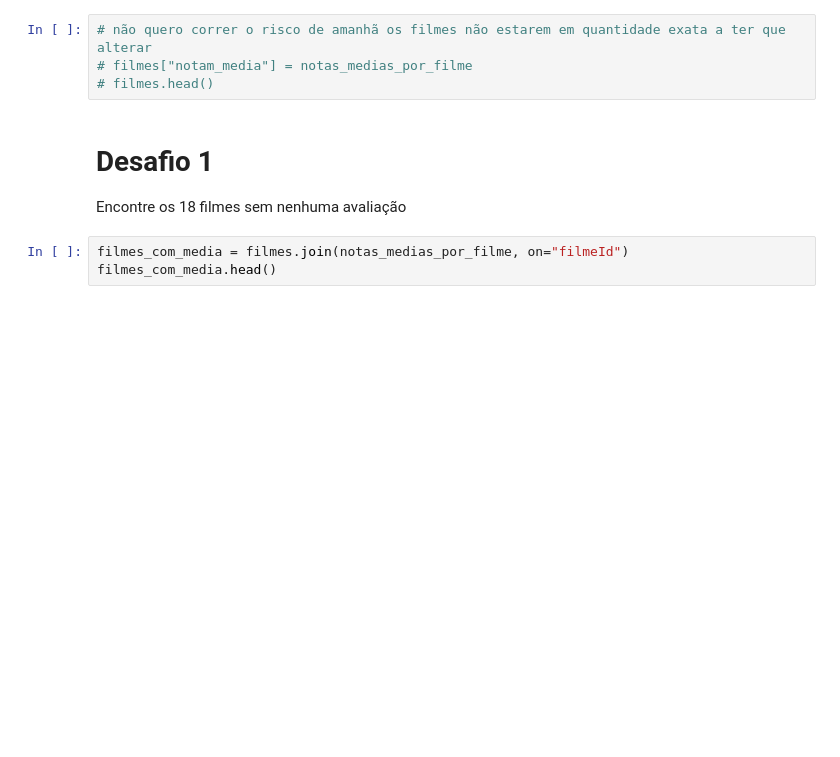
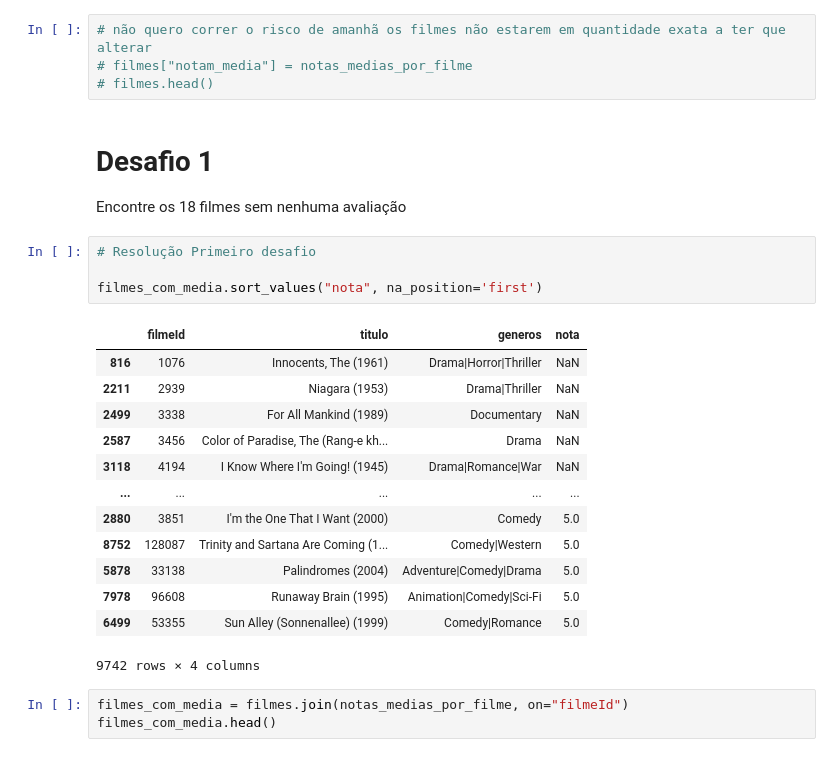
Before and after one commit to diogosfpinto/QuarentenaDados, a Jupyter notebook: QuarentenaDados_Filmes.ipynb, the cells around one changed output. Drawn from its saved outputs; the diff is of its cells as text; blank space fills up the shorter version.

Commit message:
Desafio1 completed

```diff
--- a/QuarentenaDados_Filmes.ipynb
+++ b/QuarentenaDados_Filmes.ipynb
@@ -158,6 +158,24 @@ filmes
 # %% [markdown]
 # Desafio 1
 Encontre os 18 filmes sem nenhuma avaliação
+# %%
+# Resolução Primeiro desafio
+
+filmes_com_media.sort_values("nota", na_position='first')
+# %% [output]
+|  | filmeId | titulo | generos | nota |
+| 816 | 1076 | Innocents, The (1961) | Drama|Horror|Thriller | NaN |
+| 2211 | 2939 | Niagara (1953) | Drama|Thriller | NaN |
+| 2499 | 3338 | For All Mankind (1989) | Documentary | NaN |
+| 2587 | 3456 | Color of Paradise, The (Rang-e kh... | Drama | NaN |
+| 3118 | 4194 | I Know Where I'm Going! (1945) | Drama|Romance|War | NaN |
+| ... | ... | ... | ... | ... |
+| 2880 | 3851 | I'm the One That I Want (2000) | Comedy | 5.0 |
+| 8752 | 128087 | Trinity and Sartana Are Coming (1... | Comedy|Western | 5.0 |
+| 5878 | 33138 | Palindromes (2004) | Adventure|Comedy|Drama | 5.0 |
+| 7978 | 96608 | Runaway Brain (1995) | Animation|Comedy|Sci-Fi | 5.0 |
+| 6499 | 53355 | Sun Alley (Sonnenallee) (1999) | Comedy|Romance | 5.0 |
+9742 rows × 4 columns
 # %%
 filmes_com_media = filmes.join(notas_medias_por_filme, on="filmeId")
 filmes_com_media.head()
```
